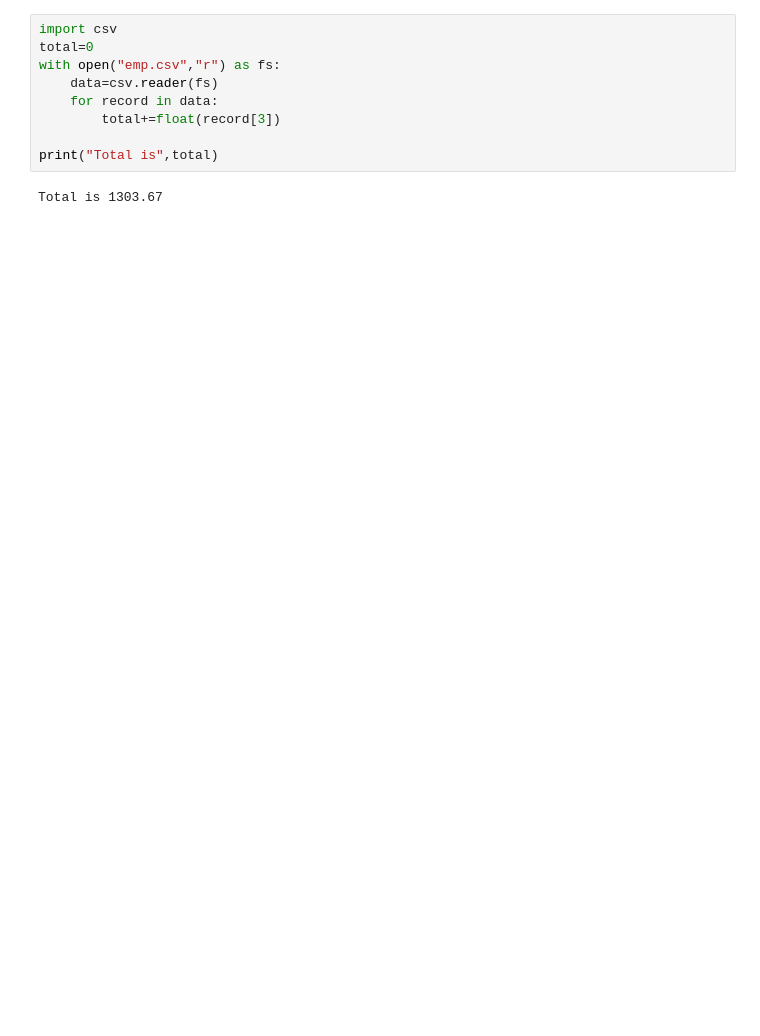
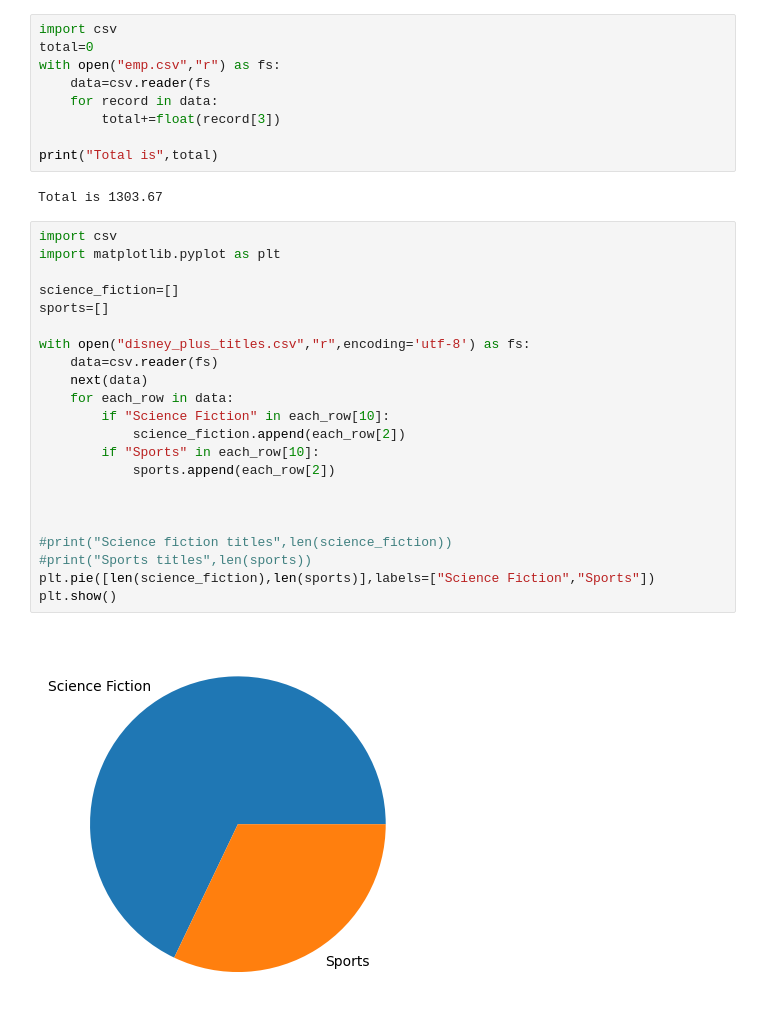
Before and after one commit to devadattaherekar/march_3_2026, a Jupyter notebook: Day2.ipynb, the cells around one changed output. Saved outputs shown, nothing was run; the diff lists cells and outputs as text; blank space fills up the shorter version.

```diff
--- a/Day2.ipynb
+++ b/Day2.ipynb
@@ -644,10 +644,34 @@ Total is  1303.67
 import csv
 total=0
 with open("emp.csv","r") as fs:
-    data=csv.reader(fs)
+    data=csv.reader(fs
     for record in data:
         total+=float(record[3])
 
 print("Total is",total)
 # %% [output]
 Total is 1303.67
+# %%
+import csv
+import matplotlib.pyplot as plt
+
+science_fiction=[]
+sports=[]
+
+with open("disney_plus_titles.csv","r",encoding='utf-8') as fs:
+    data=csv.reader(fs)
+    next(data)
+    for each_row in data:
+        if "Science Fiction" in each_row[10]:
+            science_fiction.append(each_row[2])
+        if "Sports" in each_row[10]:
+            sports.append(each_row[2])
+
+
+
+#print("Science fiction titles",len(science_fiction))
+#print("Sports titles",len(sports))
+plt.pie([len(science_fiction),len(sports)],labels=["Science Fiction","Sports"])
+plt.show()
+# %% [output]
+[figure, added]
```
